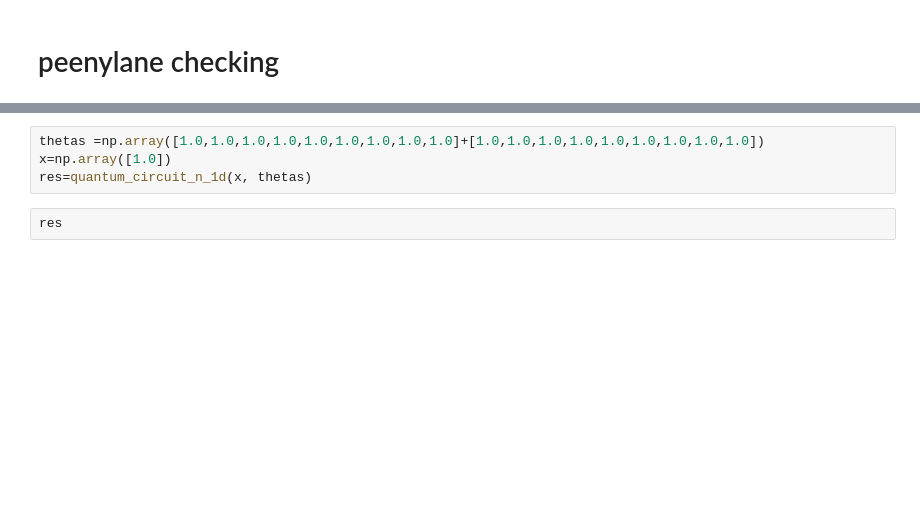
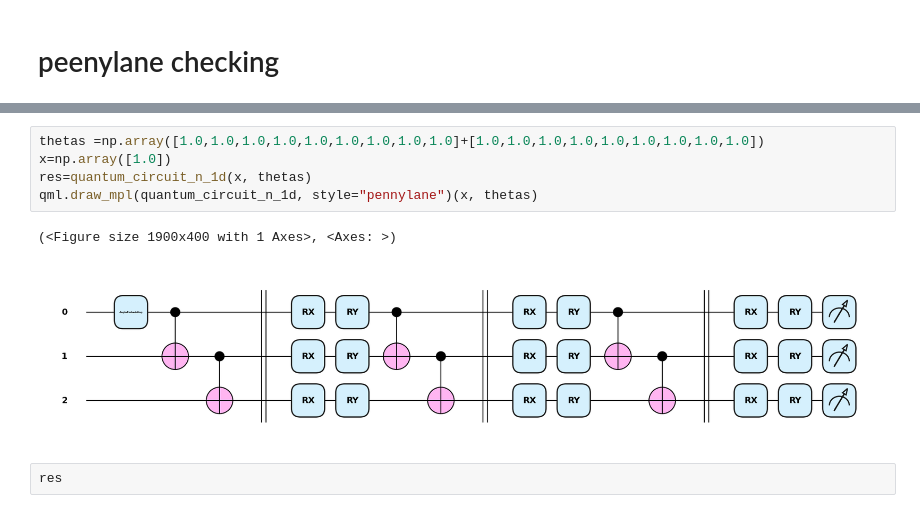
Before and after one commit to sehyunsix/NERF-vs-QRF, a Jupyter notebook: BottomUp/matrix_calculation.ipynb, the cells around one changed output, grey strips where cells are left out. Saved outputs shown, nothing was run; the diff lists cells and outputs as text; blank space fills up the shorter version.

```diff
--- a/BottomUp/matrix_calculation.ipynb
+++ b/BottomUp/matrix_calculation.ipynb
@@ -135,7 +142,11 @@ res=quantum_circuit_n_qubit(x, thetas)
 # %%
 thetas =np.array([1.0,1.0,1.0,1.0,1.0,1.0,1.0,1.0,1.0]+[1.0,1.0,1.0,1.0,1.0,1.0,1.0,1.0,1.0])
 x=np.array([1.0])
 res=quantum_circuit_n_1d(x, thetas)
+qml.draw_mpl(quantum_circuit_n_1d, style="pennylane")(x, thetas)
+# %% [output]
+(<Figure size 1900x400 with 1 Axes>, <Axes: >)
+[figure, added]
 # %%
 res
 # %% [output]
```
Also changed, not shown: parts of 3 cells of this notebook, 38 other files.
